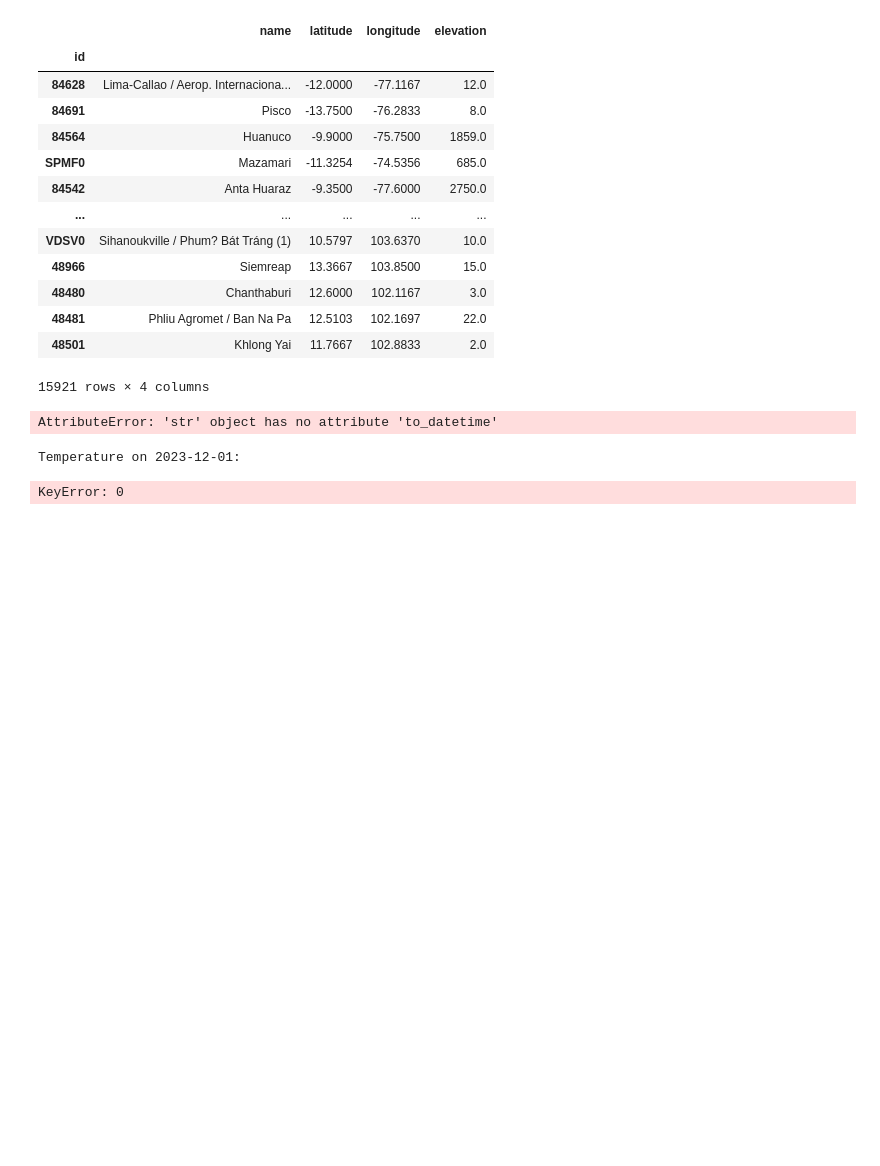
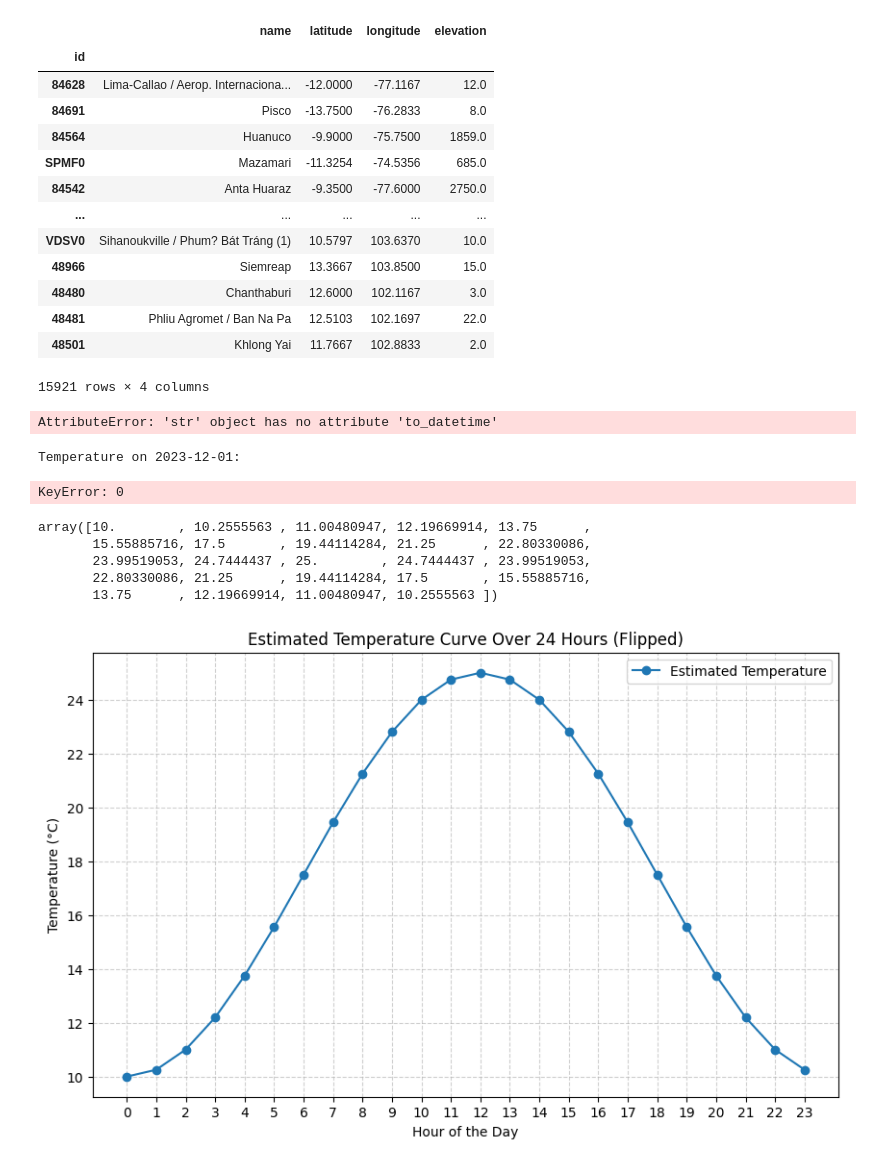
Before and after one commit to michaelparker7/Cmin, a Jupyter notebook: WeatherApp.ipynb, the cells around one changed output. Saved outputs shown, nothing was run; the diff lists cells and outputs as text; code cells hidden in the pictures; blank space fills up the shorter version.

```diff
--- a/WeatherApp.ipynb
+++ b/WeatherApp.ipynb
@@ -141,3 +141,64 @@ print(f"Max: {data['tmax'][0]}°C")
 # %% [output]
 Temperature on 2023-12-01:
 KeyError: 0
+# %%
+temperature_curve
+# %% [output]
+array([10.        , 10.2555563 , 11.00480947, 12.19669914, 13.75      ,
+       15.55885716, 17.5       , 19.44114284, 21.25      , 22.80330086,
+       23.99519053, 24.7444437 , 25.        , 24.7444437 , 23.99519053,
+       22.80330086, 21.25      , 19.44114284, 17.5       , 15.55885716,
+       13.75      , 12.19669914, 11.00480947, 10.2555563 ])
+# %%
+import numpy as np
+import matplotlib.pyplot as plt
+
+def generate_temperature_curve_flipped(min_temp, max_temp):
+    """
+    Generates a 24-hour temperature curve based on minimum and maximum temperatures,
+    ensuring the maximum occurs around 12 PM and the minimum occurs overnight.
+
+    Parameters:
+        min_temp (float): The minimum temperature (occurs overnight, around 4-6 AM).
+        max_temp (float): The maximum temperature (occurs mid-afternoon, around 12 PM).
+
+    Returns:
+        np.ndarray: A 24-element vector representing hourly temperatures.
+    """
+    # Define the time range (0 to 23 hours)
+    hours = np.arange(24)
+
+    # Estimate peak and trough times
+    max_hour = 12  # Typical time for maximum temperature (noon)
+    min_hour = 5   # Typical time for minimum temperature (early morning)
+
+    # Sinusoidal temperature curve equation
+    # Amplitude: (max_temp - min_temp) / 2
+    # Midline: (max_temp + min_temp) / 2
+    amplitude = (max_temp - min_temp) / 2
+    midline = (max_temp + min_temp) / 2
+
+    # Phase shift to align minimum and maximum times
+    phase_shift = (max_hour - 6) % 24  # Align the maximum temperature at noon
+    temperature_curve = midline + amplitude * np.sin((2 * np.pi / 24) * (hours - phase_shift))
+
+    return hours, temperature_curve
+
+# Example usage
+min_temp = 10  # Replace with your min temperature from the data
+max_temp = 25  # Replace with your max temperature from the data
+
+hours, temperature_curve = generate_temperature_curve_flipped(min_temp, max_temp)
+
+# Plot the temperature curve
+plt.figure(figsize=(10, 6))
+plt.plot(hours, temperature_curve, marker="o", label="Estimated Temperature")
+plt.title("Estimated Temperature Curve Over 24 Hours (Flipped)")
+plt.xlabel("Hour of the Day")
+plt.ylabel("Temperature (°C)")
+plt.xticks(hours)
+plt.grid(True, linestyle="--", alpha=0.6)
+plt.legend()
+plt.show()
+# %% [output]
+[figure, added]
```
Also changed, not shown: parts of 1 cell of this notebook, 1 other file.
